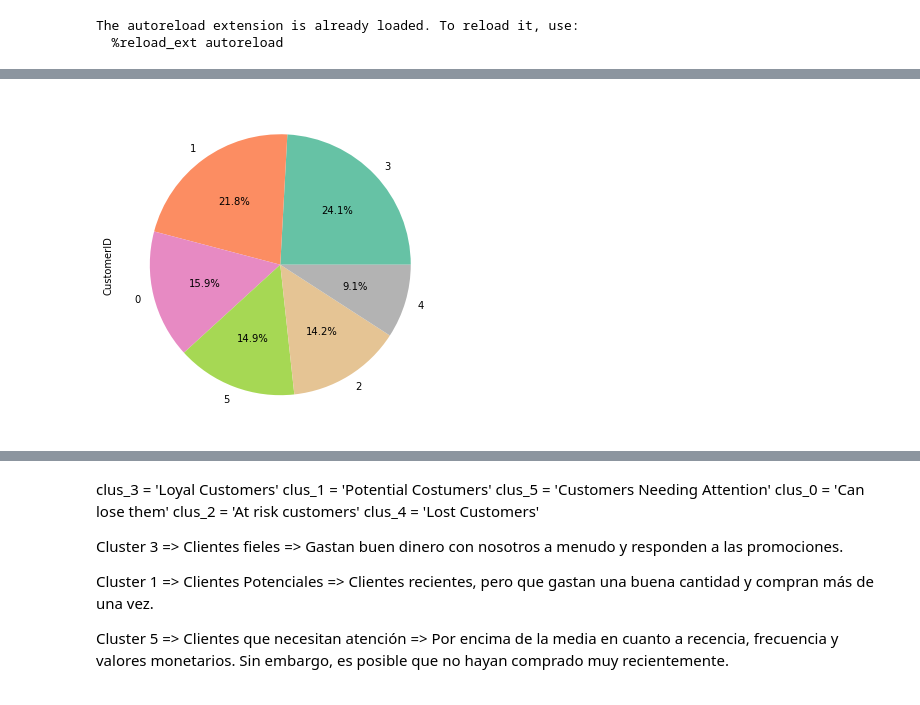
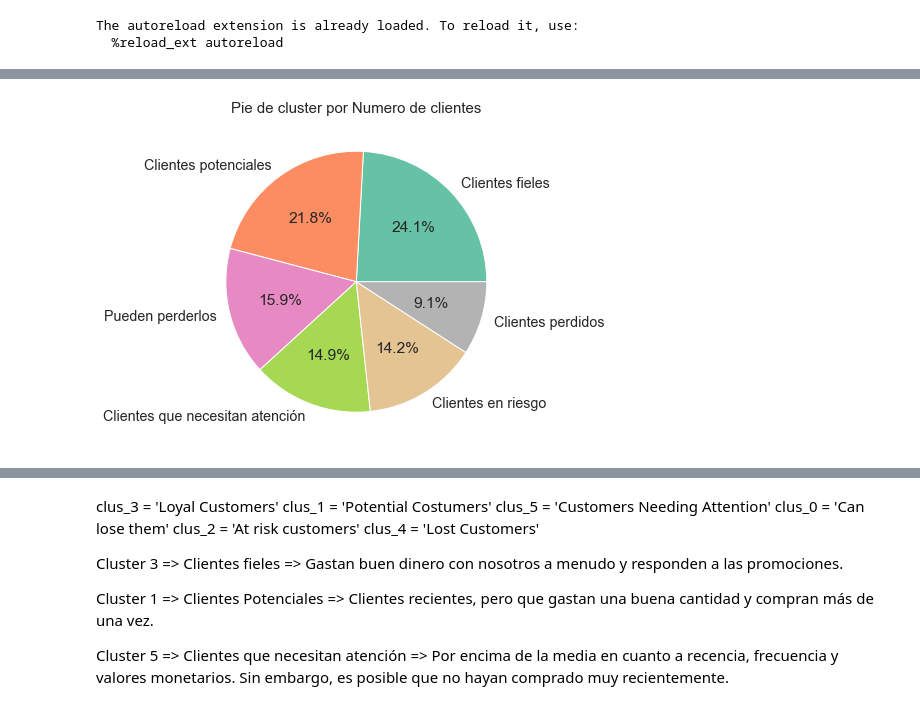
Before and after one commit to frandak2/online_retail_analysis, a Jupyter notebook: notebooks/Cluster_analysis.ipynb, the cells around one changed output, grey strips where cells are left out. Cells and saved outputs as stored; diff of their text form; code cells hidden in the pictures.

Commit message:
update code, graphs and tables

```diff
--- a/notebooks/Cluster_analysis.ipynb
+++ b/notebooks/Cluster_analysis.ipynb
@@ -62,0 +66,23 @@ sns.barplot(data=sq1, x="Cluster", y="CustomerID", palette = "Set2");
+# %%
+# clus_3 = 'Loyal Customers' , clus_1 = 'Potential Costumers', clus_5 = 'Customers Needing Attention', clus_0 = 'Can lose them', clus_2 = 'At risk customers', clus_4 = 'Lost Customers'
+
+df_cluster['Class_Cluster'] = df_cluster['Cluster'].cat.rename_categories(['Pueden perderlos','Clientes potenciales','Clientes en riesgo', 'Clientes fieles','Clientes perdidos','Clientes que necesitan atención'])
+
+# 'Clientes fieles','Clientes potenciales','Clientes que necesitan atención','Pueden perderlos','Clientes en riesgo','Clientes perdidos' - 'Loyal Customers','Potential Costumers','Customers Needing Attention','Can lose them','At risk customers','Lost Customers'
+df_cluster['Class_Cluster'] = df_cluster['Class_Cluster'].cat.set_categories(['Clientes fieles','Clientes potenciales','Clientes que necesitan atención','Pueden perderlos','Clientes en riesgo','Clientes perdidos'])
+
+df_cluster[['Cluster','Class_Cluster']]
+
+segmentation1=df_cluster.groupby('Class_Cluster')['CustomerID'].count().sort_values(ascending=False).reset_index()
+
+plt.figure(figsize=(20,8))
+
+segmentation1.drop([0],inplace=False)
+sns.set(font_scale = 1.3)
+p = sns.barplot(data=segmentation1, x="Class_Cluster", y="CustomerID")
+
+show_values(p)
+
+p.set(xlabel='Segmento', ylabel='Numero de clientes',title="Numero de clientes por categoria")
+p
+plt.savefig(path.reports_figures_dir('N_Costumer.png'), format='png', dpi=1000)
@@ -63,5 +105,14 @@ sns.barplot(data=sq1, x="Cluster", y="CustomerID", palette = "Set2");
 # %%
-sq1=df_cluster.groupby('Cluster')['CustomerID'].nunique().sort_values(ascending=False).plot(kind='pie',cmap='Set2',figsize=(6,6),autopct='%1.1f%%')
-plt.show()
+plt.figure(figsize=(20,8))
+
+sq1=df_cluster.groupby('Class_Cluster')['CustomerID'].nunique().sort_values(ascending=False).plot(kind='pie',cmap='Set2',figsize=(6,6),autopct='%1.1f%%')
+
+plt.title('Pie de cluster por Numero de clientes', fontsize =15)
+
+plt.axis('off')
+# plt.xticks([])
+# plt.yticks([])
+
+plt.savefig(path.reports_figures_dir('pie_Cluster.png'), format='png', dpi=1000)
 # %% [output]
-[figure, old version]
+[figure, new version]
```
Also changed, not shown: parts of 12 cells of this notebook, 9 other files.
